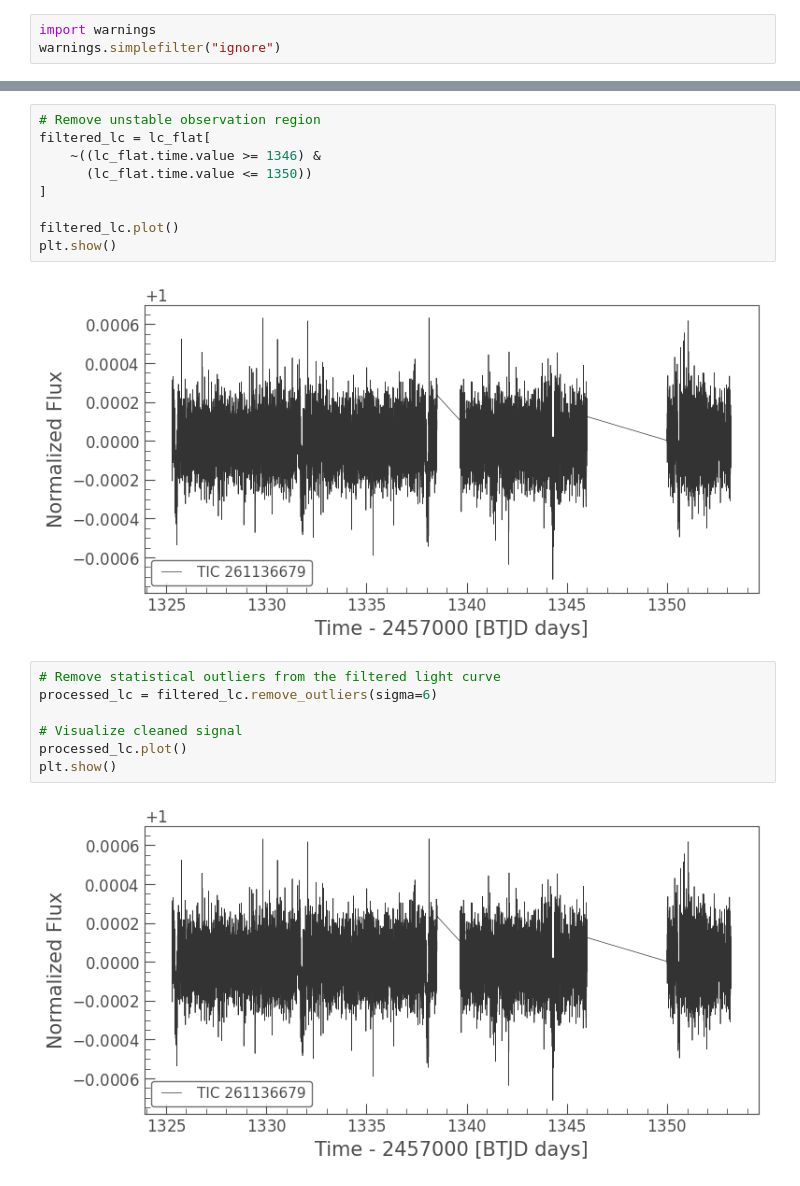
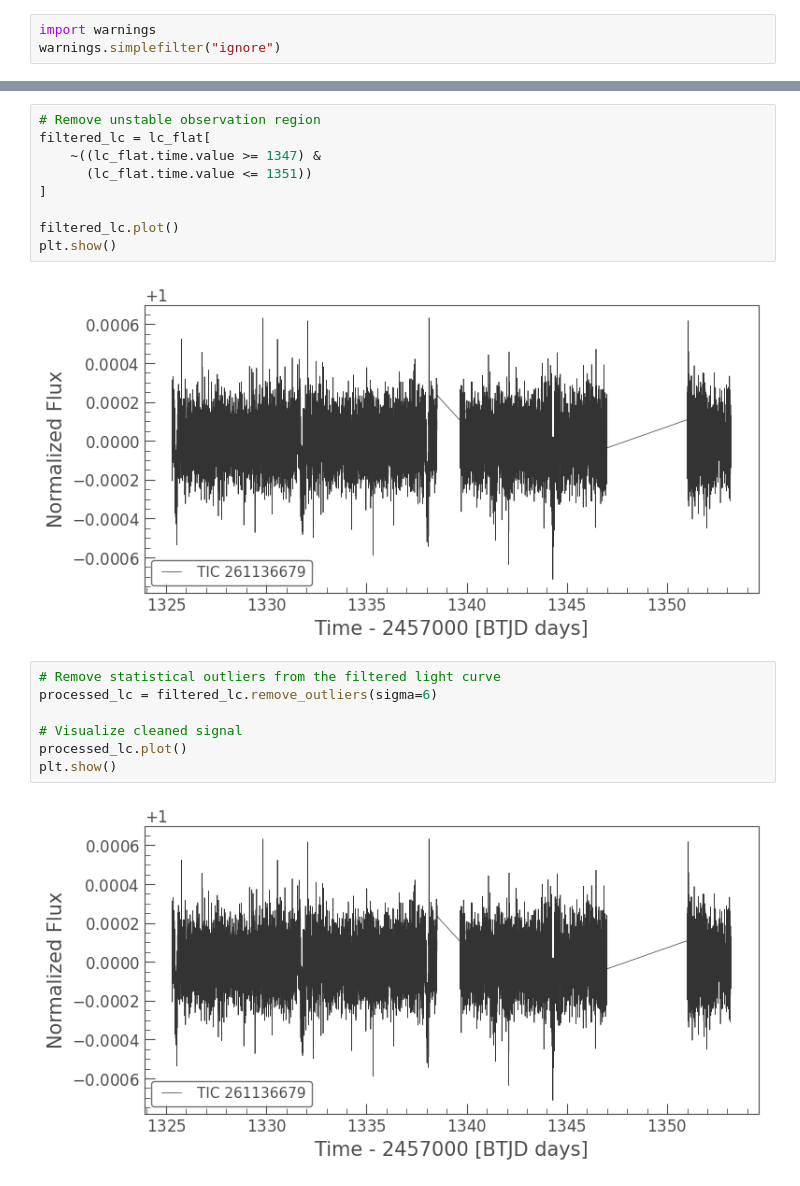
Before and after one commit to lorddarthroro/TESS-Exoplanet-Transit-Detection-Using-Light-Curve-Analysis, a Jupyter notebook: tess_exoplanet_transit_detection.ipynb, the cells around one changed output, grey strips where cells are left out. Cells and saved outputs as stored; diff of their text form.

```diff
--- a/tess_exoplanet_transit_detection.ipynb
+++ b/tess_exoplanet_transit_detection.ipynb
@@ -32,14 +30,14 @@ plt.show()
 # %%
 # Remove unstable observation region
 filtered_lc = lc_flat[
-    ~((lc_flat.time.value >= 1346) &
-      (lc_flat.time.value <= 1350))
+    ~((lc_flat.time.value >= 1347) &
+      (lc_flat.time.value <= 1351))
 ]
 
 filtered_lc.plot()
 plt.show()
 # %% [output]
-[figure, old version]
+[figure, new version]
 # %%
 # Remove statistical outliers from the filtered light curve
 processed_lc = filtered_lc.remove_outliers(sigma=6)
@@ -48,7 +46,7 @@ processed_lc = filtered_lc.remove_outliers(sigma=6)
 processed_lc.plot()
 plt.show()
 # %% [output]
-[figure, old version]
+[figure, new version]
 # %%
 # Fold light curve using known orbital period of Pi Mensae c
 phase_folded_lc = processed_lc.fold(
```
Also changed, not shown: parts of 7 cells of this notebook.
